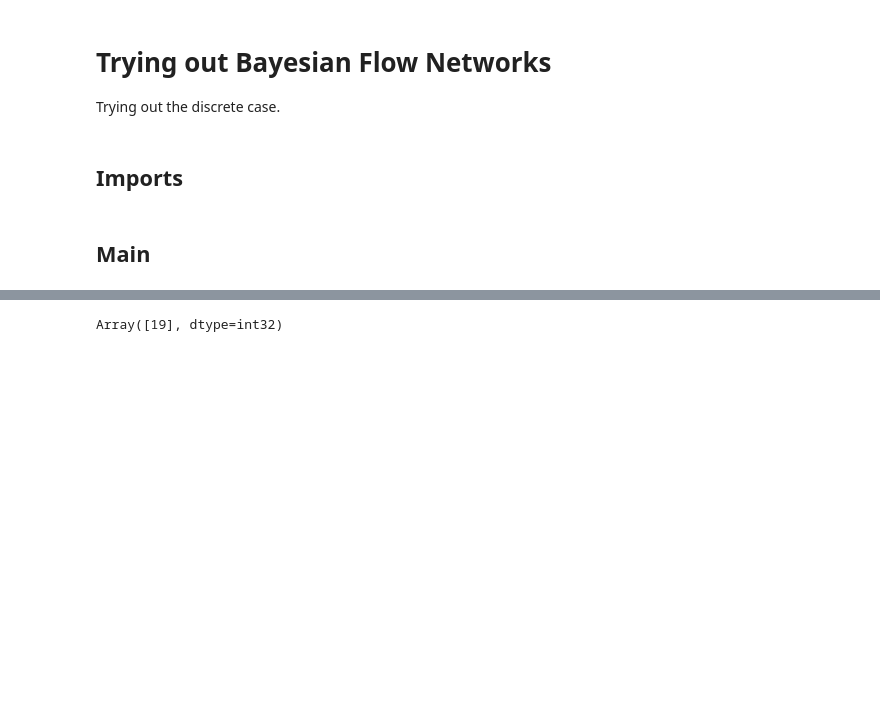
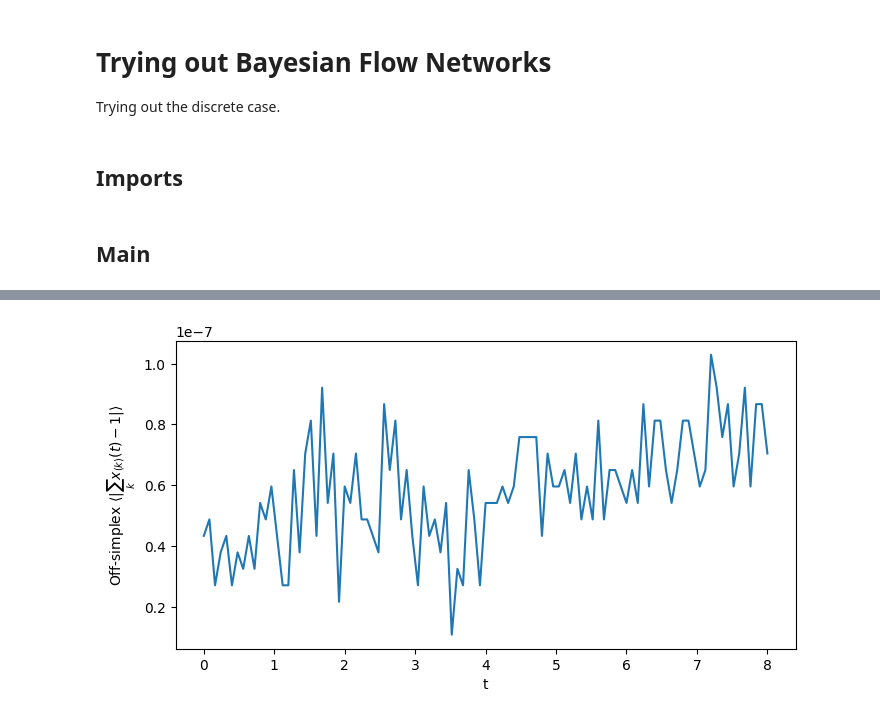
Before and after one commit to ElisR/DirichletFlowMatching, a Jupyter notebook: examples/DFM_String_Training.ipynb, the cells around one changed output, grey strips where cells are left out. Saved outputs shown, nothing was run; the diff lists cells and outputs as text; code cells hidden in the pictures; blank space fills up the shorter version.

```diff
--- a/examples/DFM_String_Training.ipynb
+++ b/examples/DFM_String_Training.ipynb
@@ -118,4 +101,11 @@ _ = ax.set_ylim(0, 1.05)
-# %%
-letter
-# %% [output]
-Array([19], dtype=int32)
+# %%
+# Plot the error to show how off-simplex the final result is
+errors = jnp.mean(jnp.abs(jnp.sum(xs_output, axis=-1) - 1.0), axis=-1)
+
+fig, ax = plt.subplots(figsize=(8, 4))
+ax.plot(jnp.linspace(0.0, t_infty, num=steps + 1), errors)
+
+_ = ax.set_xlabel("t")
+_ = ax.set_ylabel(r"Off-simplex $\langle |\sum_k x_{(k)}(t) - 1| \rangle$")
+# %% [output]
+[figure, added]
```
Also changed, not shown: parts of 10 cells of this notebook, 1 other file.
